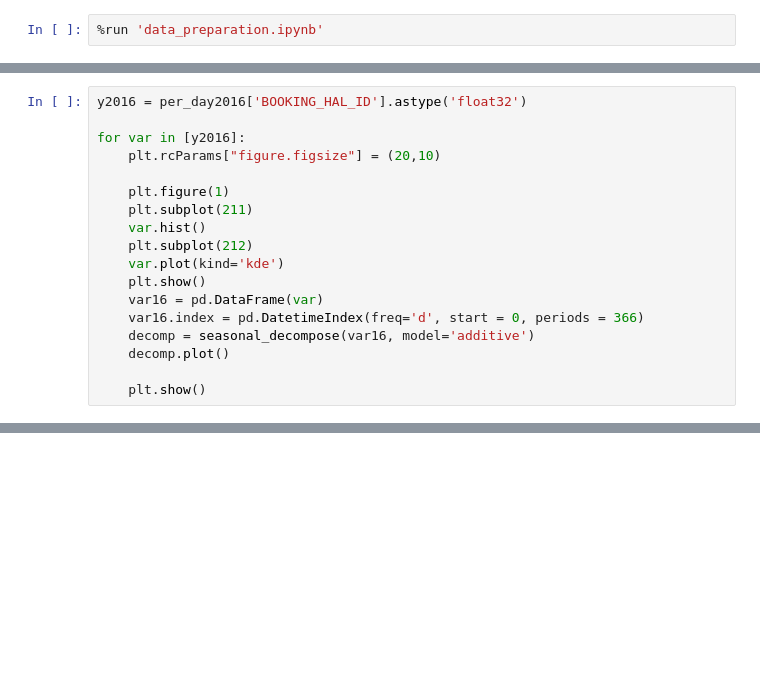
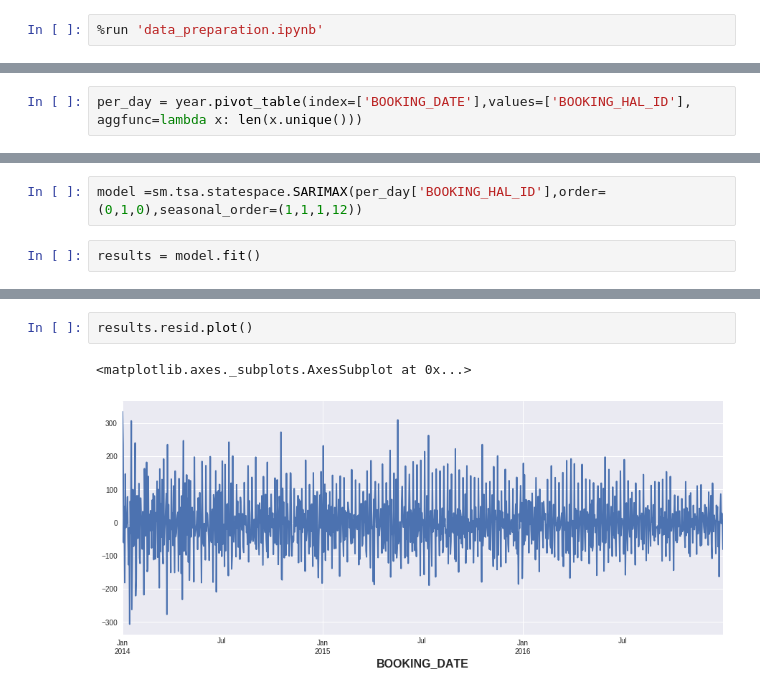
Before and after one commit to jawaharreddy/Flinkster-Data-Analysis, a Jupyter notebook: ARIMA_model.ipynb, the cells around one changed output, grey strips where cells are left out. Drawn from its saved outputs; the diff is of its cells as text; blank space fills up the shorter version.

Commit message:
Prediction using ARIMA model.

```diff
--- a/ARIMA_model.ipynb
+++ b/ARIMA_model.ipynb
@@ -49,18 +2,0 @@ for var in [y2014,y2015]:
-# %%
-y2016 = per_day2016['BOOKING_HAL_ID'].astype('float32')
-
-for var in [y2016]:
-    plt.rcParams["figure.figsize"] = (20,10)
-
-    plt.figure(1)
-    plt.subplot(211)
-    var.hist()
-    plt.subplot(212)
-    var.plot(kind='kde')
-    plt.show()
-    var16 = pd.DataFrame(var)
-    var16.index = pd.DatetimeIndex(freq='d', start = 0, periods = 366)
-    decomp = seasonal_decompose(var16, model='additive')
-    decomp.plot()
-
-    plt.show()
@@ -187,0 +22,2 @@ plot_pacf(per_day['Seasonal First Difference'].dropna())
+# %%
+per_day = year.pivot_table(index=['BOOKING_DATE'],values=['BOOKING_HAL_ID'], aggfunc=lambda x: len(x.unique()))
@@ -187,0 +26,4 @@ plot_pacf(per_day['Seasonal First Difference'].dropna())
+# %%
+model =sm.tsa.statespace.SARIMAX(per_day['BOOKING_HAL_ID'],order=(0,1,0),seasonal_order=(1,1,1,12))
+# %%
+results = model.fit()
@@ -187,0 +50,5 @@ plot_pacf(per_day['Seasonal First Difference'].dropna())
+# %%
+results.resid.plot()
+# %% [output]
+<matplotlib.axes._subplots.AxesSubplot at 0x...>
+[figure, added]
```
Also changed, not shown: parts of 38 cells of this notebook.
